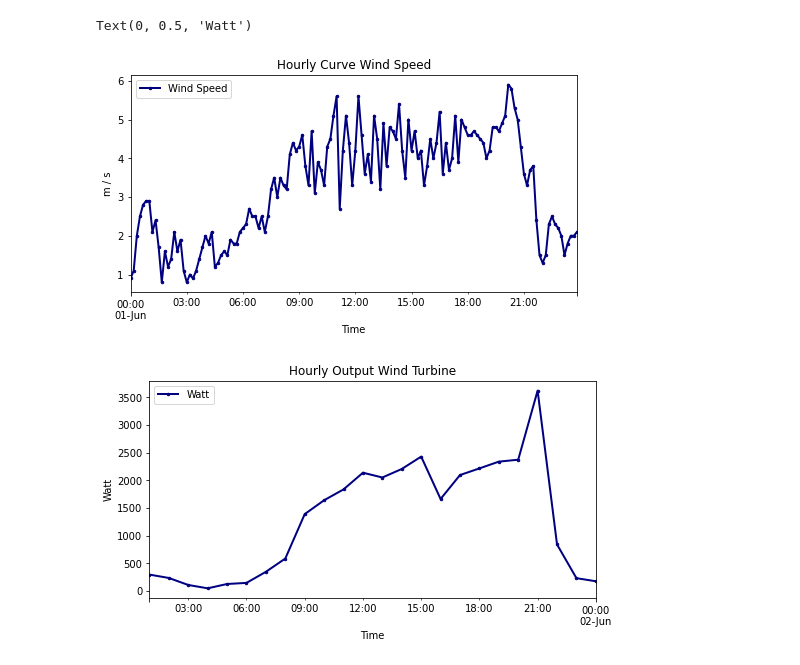
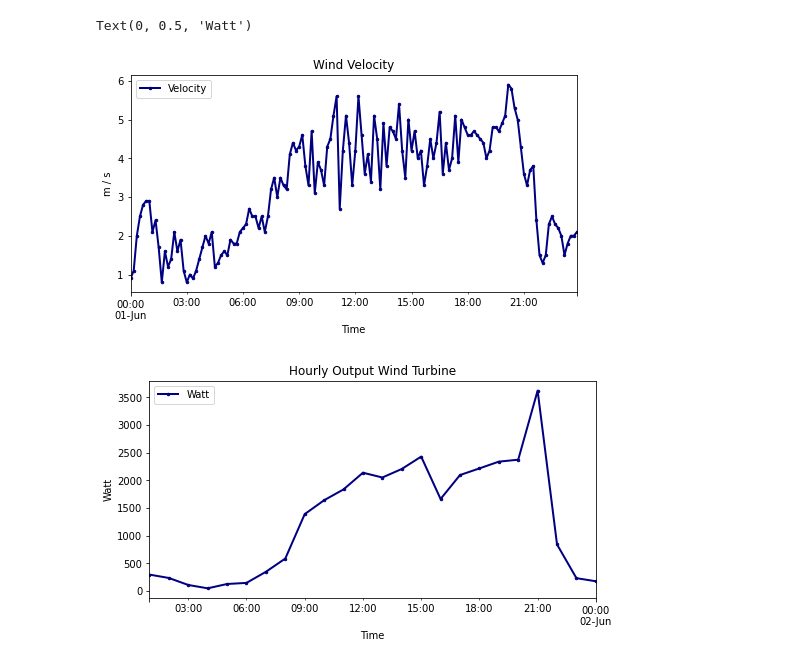
Before and after one commit to 7imo/green-k8s-energy-management, a Jupyter notebook: winddata.ipynb, the cells around one changed output. Cells and saved outputs as stored; diff of their text form; code cells hidden in the pictures.

```diff
--- a/winddata.ipynb
+++ b/winddata.ipynb
@@ -16,24 +84,24 @@ for row in rows:
         datetime_key = datetime.strptime(key, '%Y%m%d%H%M')
         result[datetime_key] = value
 f.close()
-df = pd.DataFrame.from_dict(result, orient='index', columns=['Wind Speed'])
-df['Wind Speed'] =  pd.to_numeric(df['Wind Speed'])
+df = pd.DataFrame.from_dict(result, orient='index', columns=['Velocity'])
+print(df.head())
+df['Velocity'] =  pd.to_numeric(df['Velocity'])
 
-ax = df.plot(lw=2, colormap='jet', marker='.', markersize=5, title='Hourly Curve Wind Speed', figsize=(8, 4))
+ax = df.plot(lw=2, colormap='jet', marker='.', markersize=5, title='Wind Velocity', figsize=(8, 4))
 ax.set_xlabel("Time")
 ax.set_ylabel("m / s")
 
 watt = df
-watt['Watt'] =  math.pi / 2 * 5.1**2 * watt['Wind Speed']**3 * 1.2 * 0.5
+watt['Watt'] =  math.pi / 2 * 5.1**2 * watt['Velocity']**3 * 1.2 * 0.5
 
 # Set Bottom
 #watt['Wind Speed'].values[watt['Wind Speed'] < 3] = 0
 # Set Ceiling
 #watt['Watt'].values[watt['Watt'] > 9999] = 10000
 
-del watt['Wind Speed']
+del watt['Velocity']
 hour = watt.resample('H', label='right').mean()
-print(hour.head())
 ax = hour.plot(lw=2, colormap='jet', marker='.', markersize=5, title='Hourly Output Wind Turbine', figsize=(8, 4))
 ax.set_xlabel("Time")
 ax.set_ylabel("Watt")
@@ -47,3 +115,3 @@ ax.set_ylabel("Watt")
 Text(0, 0.5, 'Watt')
-[figure, old version]
+[figure, new version]
 [figure]
```
Also changed, not shown: parts of 4 cells of this notebook, 6 other files.
